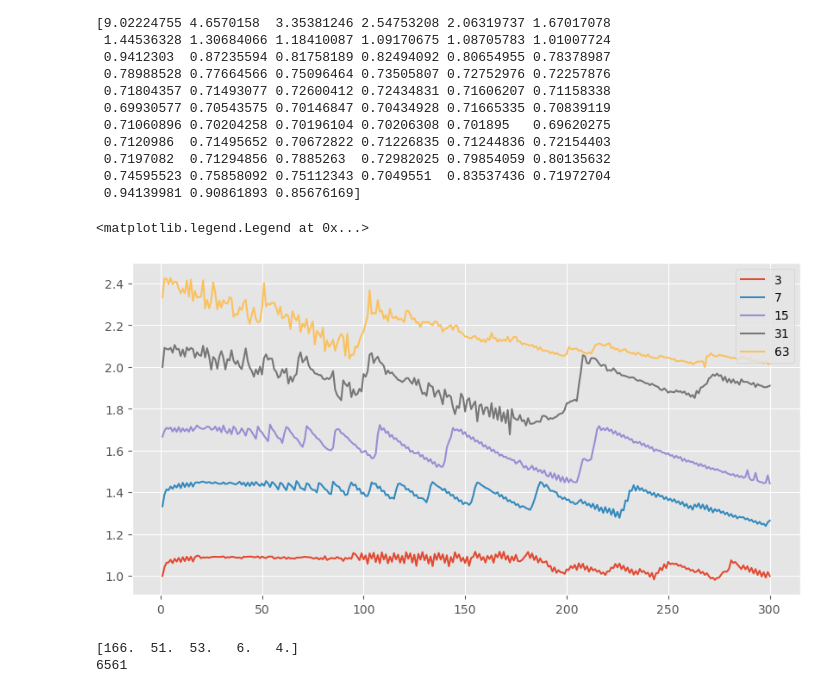
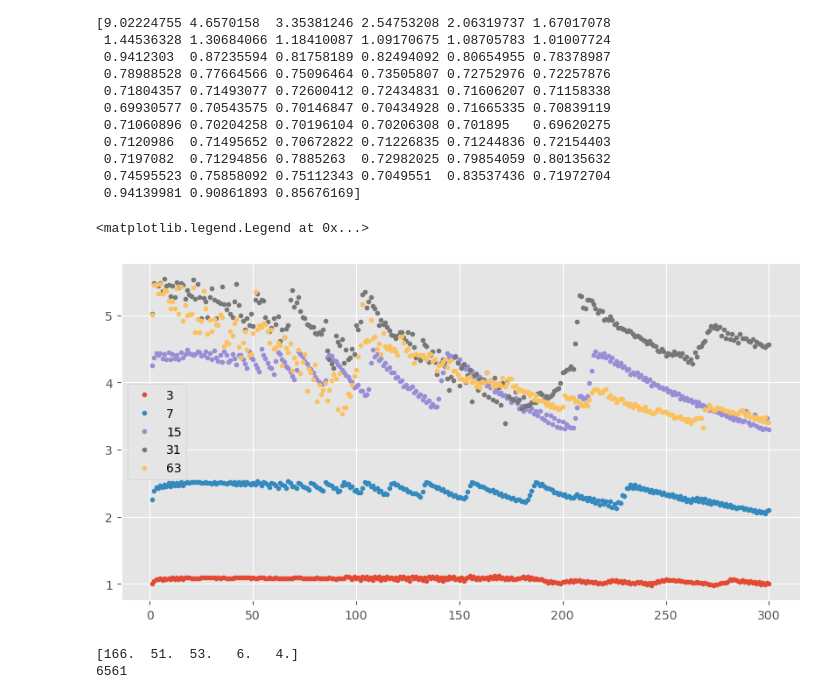
Before and after one commit to 2BeAsh/HPPC_Python_Project, a Jupyter notebook: Code/mpi4py/plots.ipynb, the cells around one changed output. Cells and saved outputs as stored; diff of their text form; code cells hidden in the pictures.

```diff
--- a/Code/mpi4py/plots.ipynb
+++ b/Code/mpi4py/plots.ipynb
@@ -289,21 +289,21 @@ print(data_no_bunch[:,1])
 # %%
 def invpow(nworkers, p):
     return p/nworkers
 
 bunchtest_right = [3, 7, 15, 31, 63]
 data_bunchcap = np.zeros((len(bunchtest_right)+1, 300))
 for i in range(len(bunchtest_right)):
     data_bunchcap[i+1,:] = np.loadtxt(f"Results/{bunchtest_right[i]}_bunchtest.txt",skiprows=2, delimiter=",", usecols=[1])
 data_bunchcap[0,:] = np.loadtxt(f"Results/3_bunchtest.txt",skiprows=2, delimiter=",", usecols=[3])
 
 
 fig, ax = plt.subplots(figsize=(10,5))
 for i in range(len(bunchtest_right)):
-    ax.plot(data_bunchcap[0,:],i/3+data_bunchcap[i+1,0]/data_bunchcap[i+1,:], label=f'{bunchtest_right[i]}')
+    ax.plot(data_bunchcap[0,:],data_bunchcap[1,0]/data_bunchcap[i+1,:],'.', label=f'{bunchtest_right[i]}')
 ax.legend()
 # %% [output]
 <matplotlib.legend.Legend at 0x...>
-[figure, old version]
+[figure, new version]
 # %%
 fig, ax = plt.subplots(figsize=(10,5))
 index_max = np.zeros(len(bunchtest_right))
```
Also changed, not shown: parts of 4 cells of this notebook, 1 other file.
